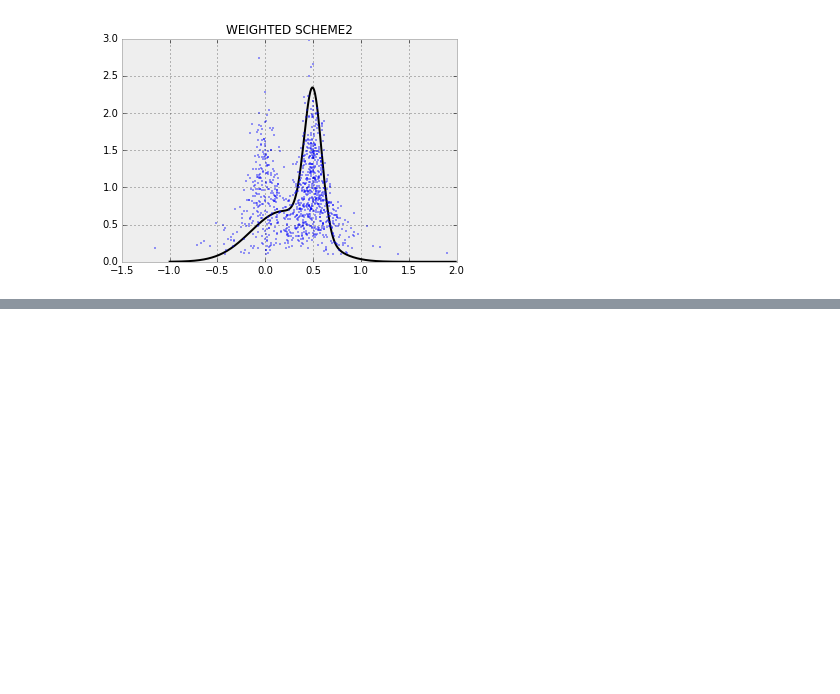
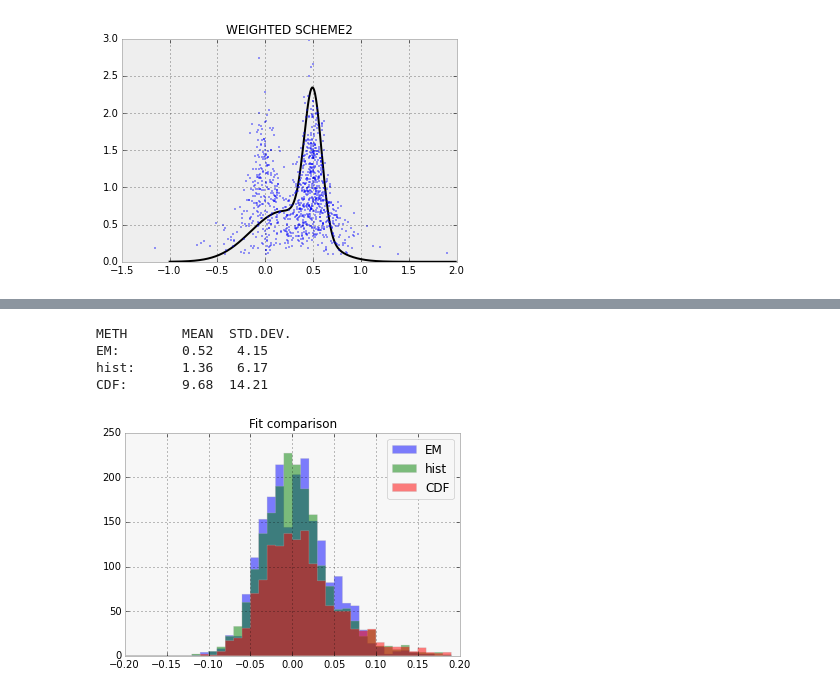
Before and after one commit to tritemio/notebooks, a Jupyter notebook: Mixture_Model_Fitting.ipynb, the cells around one changed output, grey strips where cells are left out. Cells and saved outputs as stored; diff of their text form; code cells hidden in the pictures; blank space fills up the shorter version.

```diff
--- a/Mixture_Model_Fitting.ipynb
+++ b/Mixture_Model_Fitting.ipynb
@@ -862,0 +661,32 @@ in estimating the FRET efficiency.
+# %%
+def test_accuracy(N_test=200, **kwargs):
+
+    fit_kwargs = dict()
+    if 'p0' in kwargs:
+        fit_kwargs.update(p0=kwargs.pop('p0'))
+    if 'max_iter' in kwargs:
+        fit_kwargs.update(max_iter=kwargs.pop('max_iter'))
+
+    pop_kwargs = dict()
+    pop_kwargs.update(kwargs)
+
+    P_em = zeros((N_test, 5))
+    P_h = zeros((N_test, 5))
+    P_cdf = zeros((N_test, 5))
+    for i_test in xrange(N_test):
+        s = sim_two_gauss_mix(**pop_kwargs)
+
+        P_em[i_test,:] = fit_two_peaks_EM(s, sigma=None, weights=False, **fit_kwargs)
+        if 'max_iter' in fit_kwargs: fit_kwargs.pop('max_iter')
+        P_h[i_test,:] = fit_two_gauss_mix_hist(s, bins=r_[-0.5:1.5:0.01], weights=None, **fit_kwargs)
+        P_cdf[i_test,:] = fit_two_gauss_mix_cdf(s)
+
+    return P_em, P_h, P_cdf
+# %%
+def plot_accuracy(P_LIST, labels, name="Fit comparison", ip=0,
+                  bins=(r_[0.2:0.5:0.004]+0.002)):
+    print "METH\t   MEAN  STD.DEV."
+    for P, label in zip(P_LIST, labels):
+        hist(P[:,ip], bins=bins, histtype='stepfilled', alpha=0.5, label=label);
+        print "%s:\t %6.2f %6.2f" % (label, P[:,ip].mean()*100, P[:,ip].std()*100)
+    legend(); grid(True); title(name);
@@ -862,0 +705,9 @@ in estimating the FRET efficiency.
+# %%
+plot_accuracy([P_em, P_h, P_cdf], labels=['EM', 'hist', 'CDF'], ip=0,
+              bins=(r_[-.2:.2:0.01]))
+# %% [output]
+METH       MEAN  STD.DEV.
+EM:        0.52   4.15
+hist:      1.36   6.17
+CDF:       9.68  14.21
+[figure, added]
```
Also changed, not shown: parts of 67 cells of this notebook, 1 other file.
